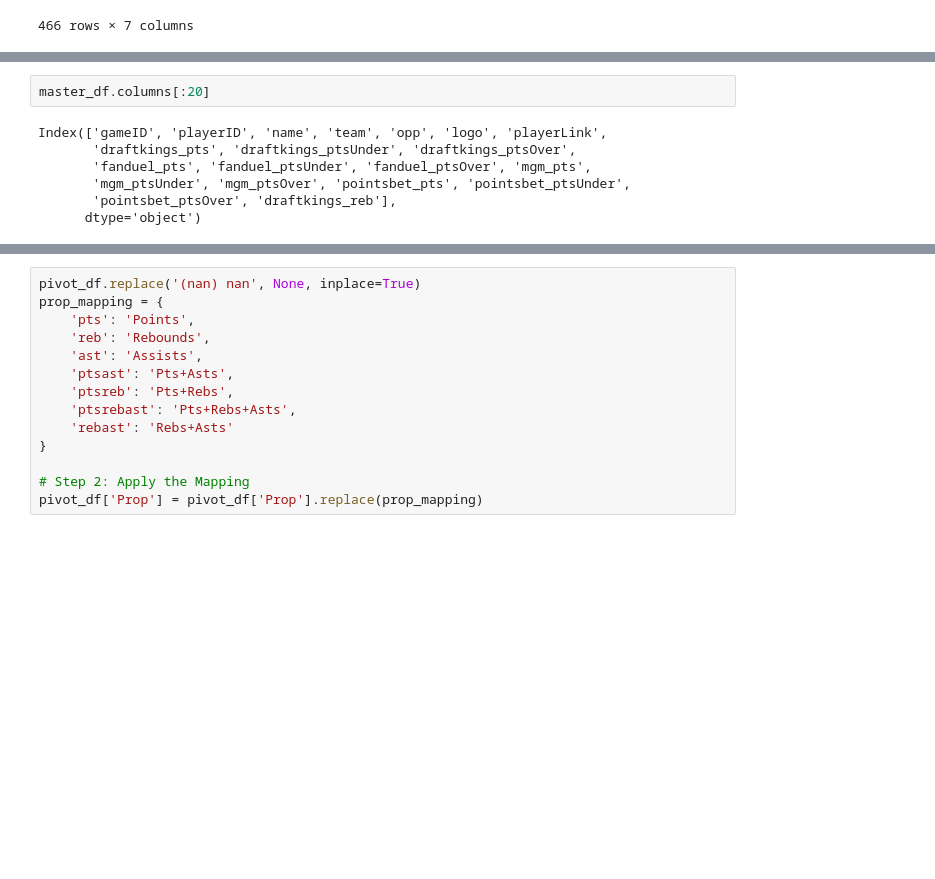
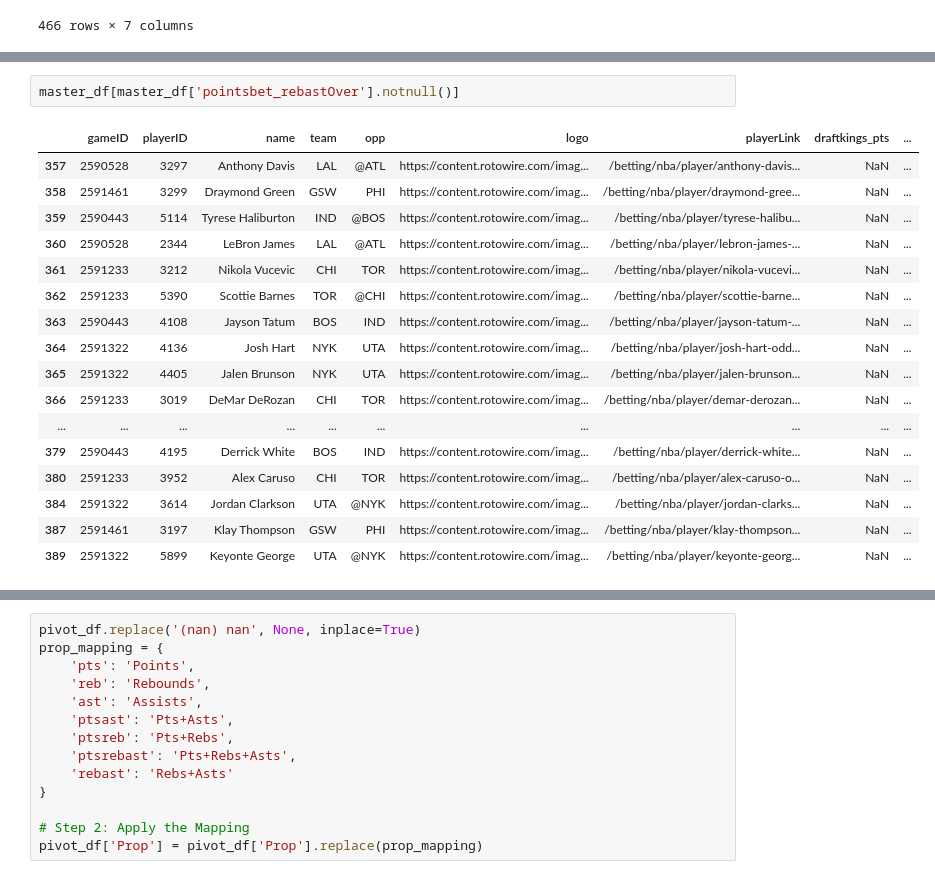
Before and after one commit to DhirenShivdasani/NBA-player-prop-analysis, a Jupyter notebook: Untitled.ipynb, the cells around one changed output, grey strips where cells are left out. Saved outputs shown, nothing was run; the diff lists cells and outputs as text; blank space fills up the shorter version.

```diff
--- a/Untitled.ipynb
+++ b/Untitled.ipynb
@@ -684,10 +686,21 @@ if response.status_code == 200:
 # %%
-master_df.columns[:20]
+master_df[master_df['pointsbet_rebastOver'].notnull()]
 # %% [output]
-Index(['gameID', 'playerID', 'name', 'team', 'opp', 'logo', 'playerLink',
-       'draftkings_pts', 'draftkings_ptsUnder', 'draftkings_ptsOver',
-       'fanduel_pts', 'fanduel_ptsUnder', 'fanduel_ptsOver', 'mgm_pts',
-       'mgm_ptsUnder', 'mgm_ptsOver', 'pointsbet_pts', 'pointsbet_ptsUnder',
-       'pointsbet_ptsOver', 'draftkings_reb'],
-      dtype='object')
+|  | gameID | playerID | name | team | opp | logo | playerLink | draftkings_pts | ... |
+| 357 | 2590528 | 3297 | Anthony Davis | LAL | @ATL | https://content.rotowire.com/imag... | /betting/nba/player/anthony-davis... | NaN | ... |
+| 358 | 2591461 | 3299 | Draymond Green | GSW | PHI | https://content.rotowire.com/imag... | /betting/nba/player/draymond-gree... | NaN | ... |
+| 359 | 2590443 | 5114 | Tyrese Haliburton | IND | @BOS | https://content.rotowire.com/imag... | /betting/nba/player/tyrese-halibu... | NaN | ... |
+| 360 | 2590528 | 2344 | LeBron James | LAL | @ATL | https://content.rotowire.com/imag... | /betting/nba/player/lebron-james-... | NaN | ... |
+| 361 | 2591233 | 3212 | Nikola Vucevic | CHI | TOR | https://content.rotowire.com/imag... | /betting/nba/player/nikola-vucevi... | NaN | ... |
+| 362 | 2591233 | 5390 | Scottie Barnes | TOR | @CHI | https://content.rotowire.com/imag... | /betting/nba/player/scottie-barne... | NaN | ... |
+| 363 | 2590443 | 4108 | Jayson Tatum | BOS | IND | https://content.rotowire.com/imag... | /betting/nba/player/jayson-tatum-... | NaN | ... |
+| 364 | 2591322 | 4136 | Josh Hart | NYK | UTA | https://content.rotowire.com/imag... | /betting/nba/player/josh-hart-odd... | NaN | ... |
+| 365 | 2591322 | 4405 | Jalen Brunson | NYK | UTA | https://content.rotowire.com/imag... | /betting/nba/player/jalen-brunson... | NaN | ... |
+| 366 | 2591233 | 3019 | DeMar DeRozan | CHI | TOR | https://content.rotowire.com/imag... | /betting/nba/player/demar-derozan... | NaN | ... |
+| ... | ... | ... | ... | ... | ... | ... | ... | ... | ... |
+| 379 | 2590443 | 4195 | Derrick White | BOS | IND | https://content.rotowire.com/imag... | /betting/nba/player/derrick-white... | NaN | ... |
+| 380 | 2591233 | 3952 | Alex Caruso | CHI | TOR | https://content.rotowire.com/imag... | /betting/nba/player/alex-caruso-o... | NaN | ... |
+| 384 | 2591322 | 3614 | Jordan Clarkson | UTA | @NYK | https://content.rotowire.com/imag... | /betting/nba/player/jordan-clarks... | NaN | ... |
+| 387 | 2591461 | 3197 | Klay Thompson | GSW | PHI | https://content.rotowire.com/imag... | /betting/nba/player/klay-thompson... | NaN | ... |
+| 389 | 2591322 | 5899 | Keyonte George | UTA | @NYK | https://content.rotowire.com/imag... | /betting/nba/player/keyonte-georg... | NaN | ... |
 # %%
```
Also changed, not shown: parts of 8 cells of this notebook, 5 other files.
